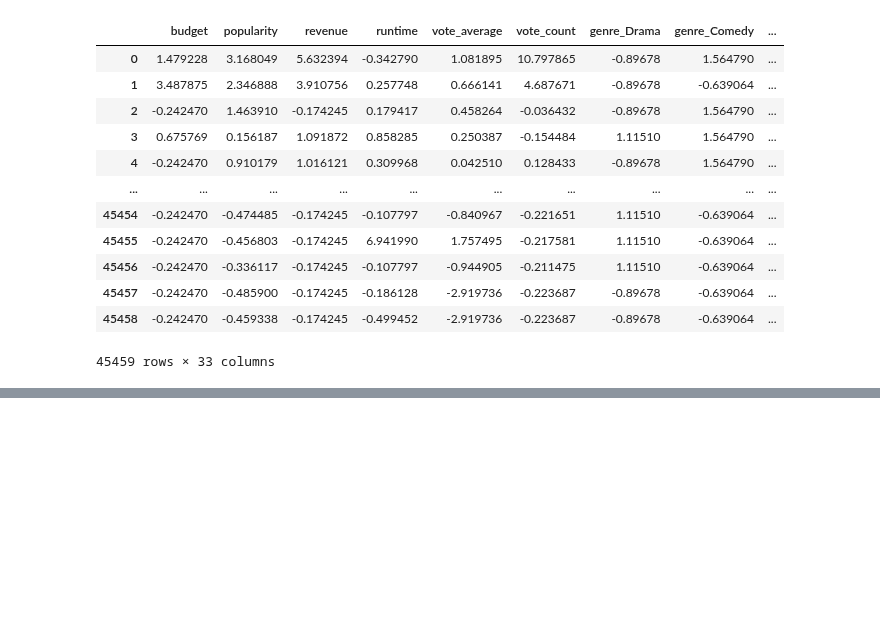
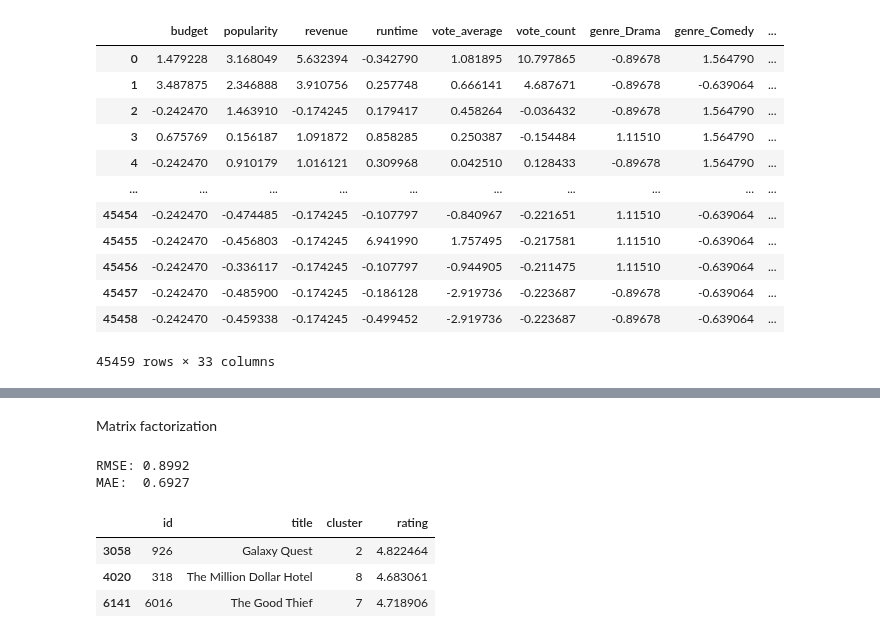
Before and after one commit to Saveliy1501/DS-homeworks, a Jupyter notebook: lessons/lesson_recomendation_system_1.ipynb, the cells around one changed output, grey strips where cells are left out. Cells and saved outputs as stored; diff of their text form; code cells hidden in the pictures; blank space fills up the shorter version.

```diff
--- a/lessons/lesson_recomendation_system_1.ipynb
+++ b/lessons/lesson_recomendation_system_1.ipynb
@@ -392,0 +526,50 @@ recomendation_based_on_person(X_merged, X, 1)
+# %% [markdown]
+Matrix factorization
+# %%
+df_ratings_clean = df_ratings[['userId', 'movieId', 'rating']].copy()
+
+df_ratings_clean['userId'] = df_ratings_clean['userId'].astype(int)
+df_ratings_clean['movieId'] = df_ratings_clean['movieId'].astype(int)
+df_ratings_clean['rating'] = df_ratings_clean['rating'].astype(float)
+
+reader = Reader(rating_scale=(1, 5))
+
+data = Dataset.load_from_df(df_ratings_clean, reader)
+
+trainset, testset = train_test_split(data, test_size=0.2, random_state=42)
+
+
+algo = SVD(n_factors=20, n_epochs=20, random_state=42)
+algo.fit(trainset)
+
+predictions = algo.test(testset)
+rmse = accuracy.rmse(predictions)
+mae = accuracy.mae(predictions)
+# %% [output]
+RMSE: 0.8992
+MAE:  0.6927
+# %%
+def recommend_for_user_svd(user_id, n_recommendations=6):
+    rated = df_ratings[df_ratings['userId'] == user_id]['movieId'].values
+    all_movies = df_ratings['movieId'].unique()
+    unrated = [m for m in all_movies if m not in rated]
+
+    predictions = []
+    for movie_id in unrated:
+        pred = algo.predict(user_id, movie_id)
+        predictions.append((movie_id, pred.est))
+
+    predictions.sort(key=lambda x: x[1], reverse=True)
+    top = predictions[:n_recommendations]
+    movie_ids = [movie_id for movie_id, _ in top]
+    recomendations = X[X['id'].isin(movie_ids)][['id', 'title', 'cluster']]
+    rating_dict = dict(top)
+    recomendations["rating"]= recomendations['id'].map(rating_dict)
+    return recomendations
+
+recommend_for_user_svd(5)
+# %% [output]
+|  | id | title | cluster | rating |
+| 3058 | 926 | Galaxy Quest | 2 | 4.822464 |
+| 4020 | 318 | The Million Dollar Hotel | 8 | 4.683061 |
+| 6141 | 6016 | The Good Thief | 7 | 4.718906 |
```
Also changed, not shown: parts of 12 cells of this notebook.
